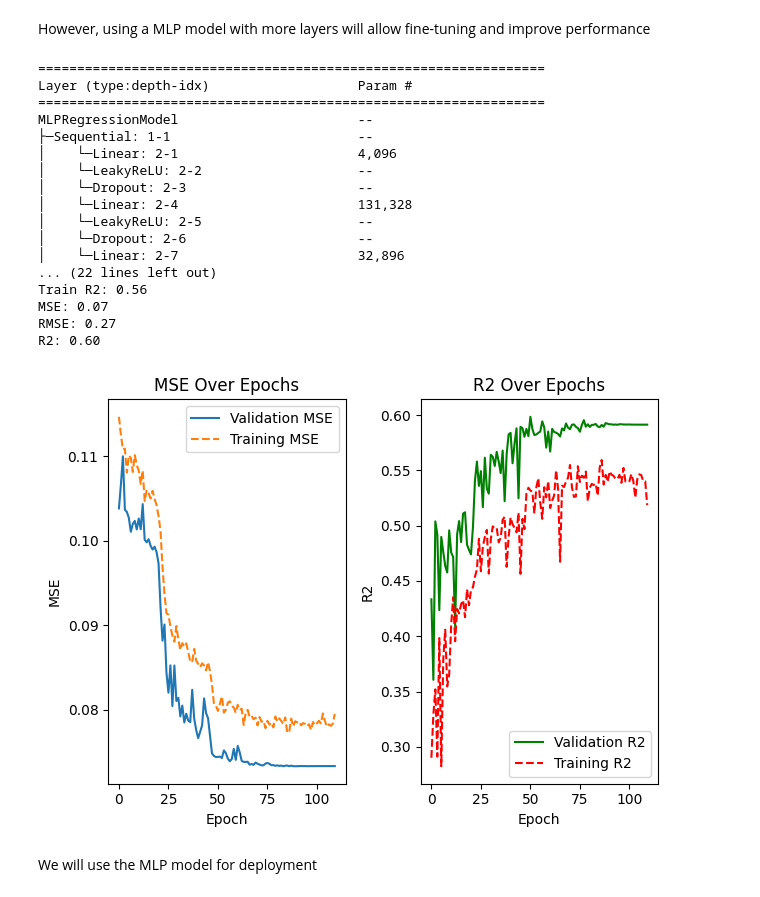
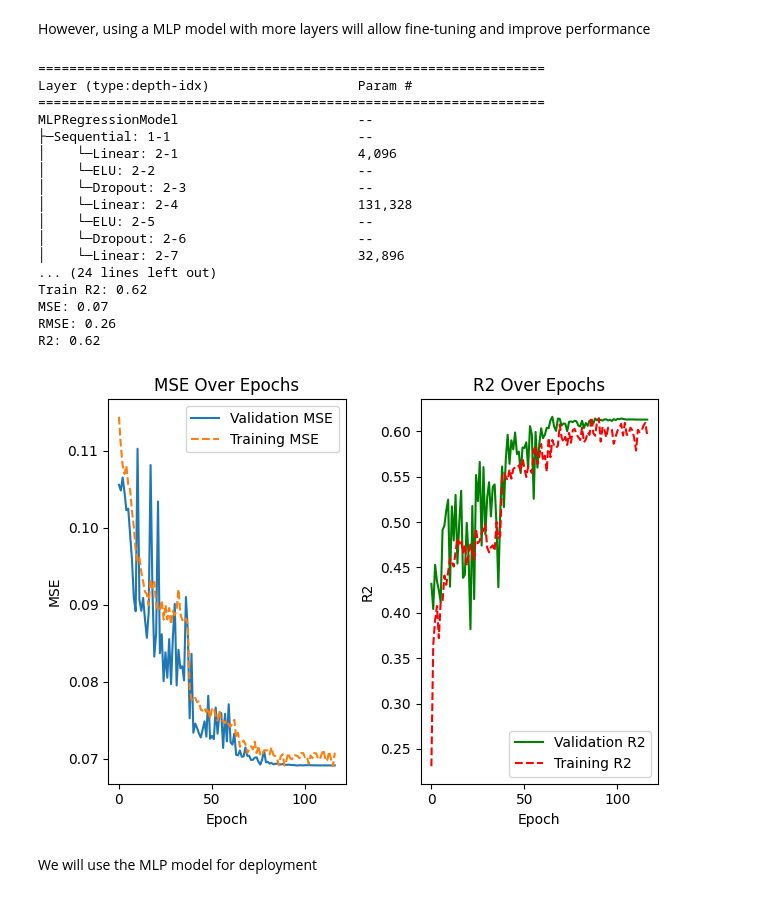
Before and after one commit to sandeepv6/house-prediction-tool, a Jupyter notebook: model/my_model.ipynb, the cells around one changed output. Cells and saved outputs as stored; diff of their text form; code cells hidden in the pictures.

Commit message:
improve model, add missing dependency for server docker

```diff
--- a/model/my_model.ipynb
+++ b/model/my_model.ipynb
@@ -398,18 +398,21 @@ class MLPRegressionModel(nn.Module):
         # Define the MLP architecture
         self.nn = nn.Sequential(
             nn.Linear(in_dims, 512),
-            nn.LeakyReLU(), # Neurons with negative inputs won't become inactive
-            nn.Dropout(0.3), # Add dropout with a 30% probability to reduce overfitting
+            nn.ELU(), # Neurons with negative inputs won't become inactive
+            nn.Dropout(0.15), # Add dropout with a 10% probability to reduce overfitting
             nn.Linear(512, 256),
-            nn.LeakyReLU(),
-            nn.Dropout(0.3),
+            nn.ELU(),
+            nn.Dropout(0.15),
             nn.Linear(256, 128),
-            nn.LeakyReLU(),
-            nn.Dropout(0.3),
+            nn.ELU(),
+            nn.Dropout(0.15),
             nn.Linear(128, 64),
-            nn.LeakyReLU(),
-            nn.Dropout(0.3),
-            nn.Linear(64, 1)
+            nn.ELU(),
+            nn.Dropout(0.15),
+            nn.Linear(64, 32),
+            nn.ELU(),
+            nn.Dropout(0.15),
+            nn.Linear(32, 1)
         )
 
     def forward(self, x):
@@ -422,7 +425,7 @@ X = df_inputs_norm.drop(columns=['price']).to_numpy()
 y = df_inputs_norm['price'].to_numpy()
 
 # Train-test split for model evaluation
-X_train, X_test, y_train, y_test = train_test_split(X, y, train_size=0.7, shuffle=True)
+X_train, X_test, y_train, y_test = train_test_split(X, y, train_size=0.8, shuffle=True)
 
 # Convert to 2D PyTorch tensors
 X_train = torch.tensor(X_train, dtype=torch.float32)
@@ -435,9 +438,8 @@ in_dims = X_train.shape[1]
 train_dataset = TensorDataset(X_train, y_train)
 test_dataset = TensorDataset(X_test, y_test)
 
-batch_size = 25
-train_loader = DataLoader(train_dataset, batch_size=batch_size, shuffle=True)
-test_loader = DataLoader(test_dataset, batch_size=batch_size, shuffle=False)
+train_loader = DataLoader(train_dataset, batch_size=32, shuffle=True)
+test_loader = DataLoader(test_dataset, batch_size=32, shuffle=False)
 # %% [markdown]
 Train models and evaluate
 # %%
@@ -602,25 +604,25 @@ We can see that the simple linear regression model is too simple and underfittin
 # %% [markdown]
 However, using a MLP model with more layers will allow fine-tuning and improve performance
 # %%
-mlp_model = train(MLPRegressionModel, 200, weight_decay=1e-4)
+mlp_model = train(MLPRegressionModel, 200)
 # %% [output]
 =================================================================
 Layer (type:depth-idx)                   Param #
 =================================================================
 MLPRegressionModel                       --
 ├─Sequential: 1-1                        --
 │    └─Linear: 2-1                       4,096
-│    └─LeakyReLU: 2-2                    --
+│    └─ELU: 2-2                          --
 │    └─Dropout: 2-3                      --
 │    └─Linear: 2-4                       131,328
-│    └─LeakyReLU: 2-5                    --
+│    └─ELU: 2-5                          --
 │    └─Dropout: 2-6                      --
 │    └─Linear: 2-7                       32,896
-... (22 lines left out)
-Train R2: 0.56
+... (24 lines left out)
+Train R2: 0.62
 MSE: 0.07
-RMSE: 0.27
-R2: 0.60
+RMSE: 0.26
+R2: 0.62
-[figure, old version]
+[figure, new version]
 # %% [markdown]
 We will use the MLP model for deployment
```
Also changed, not shown: parts of 1 cell of this notebook, 2 other files.
